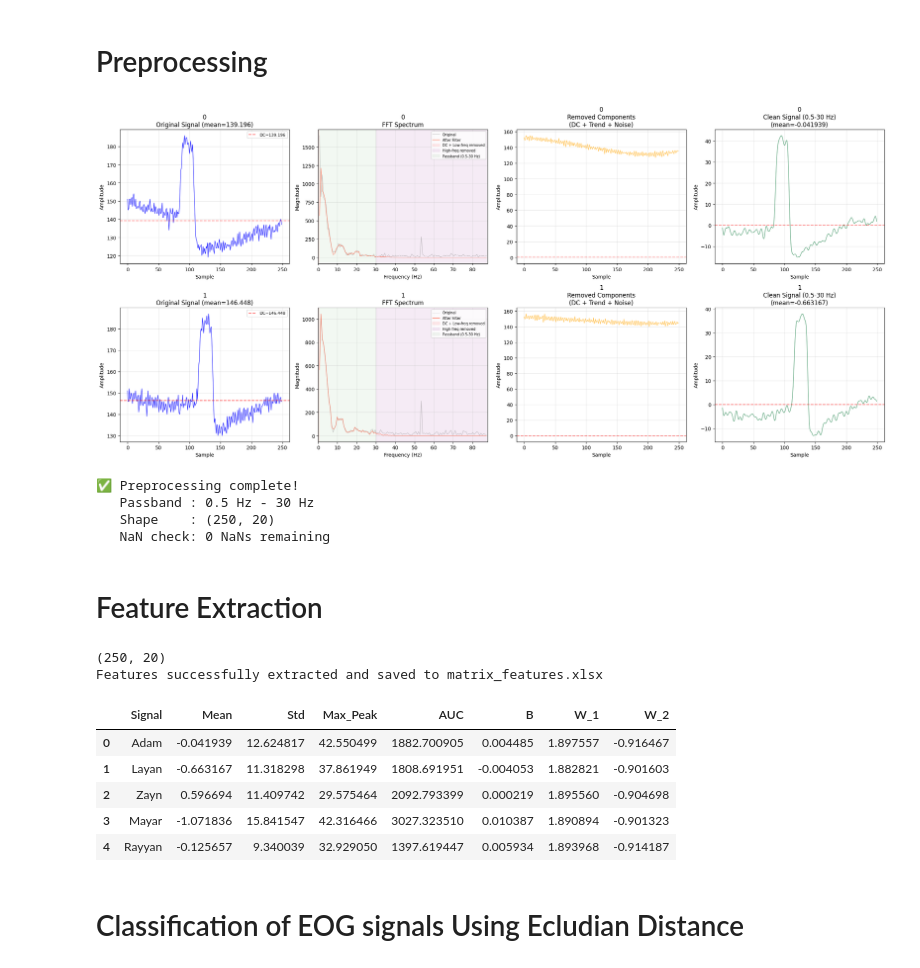
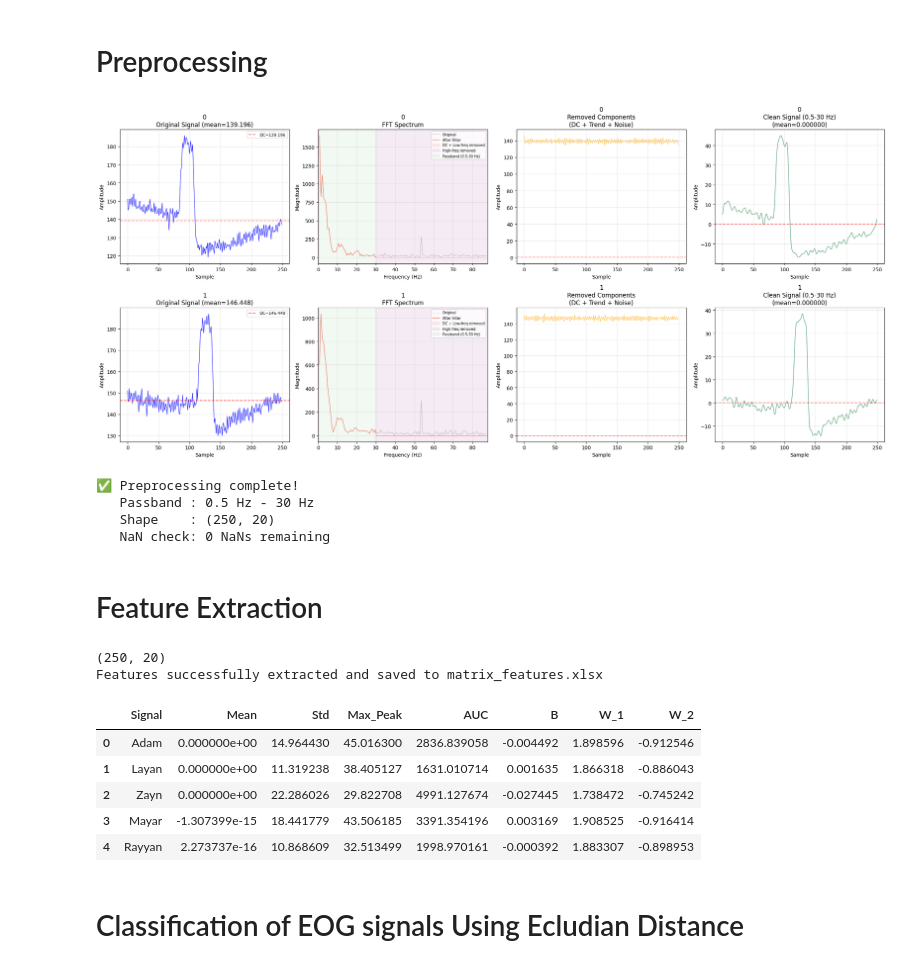
Before and after one commit to Kero-83/hci-tasks, a Jupyter notebook: Task 1_EOG Task/Task_1.ipynb, the cells around one changed output. Drawn from its saved outputs; the diff is of its cells as text; code cells hidden in the pictures.

```diff
--- a/Task 1_EOG Task/Task_1.ipynb
+++ b/Task 1_EOG Task/Task_1.ipynb
@@ -38,13 +38,13 @@ Test Signal Shape: (250, 1)
 # Visualization
 # %%
 
-# plt.figure(figsize=(15, 8))
-# for column in df_signals.columns[:2]:
-#     signal = df_signals[column]
-#     plt.plot(signal, label=column)
-#     plt.title('Horizontal Signals from Excel')
-#     plt.xlabel('Sample Index')
-#     plt.ylabel('Amplitude')
-#     plt.legend()
-#     plt.grid(True)
-#     plt.show()
+plt.figure(figsize=(15, 8))
+for column in df_signals.columns[:2]:
+    signal = df_signals[column]
+    plt.plot(signal, label=column)
+    plt.title('Horizontal Signals from Excel')
+    plt.xlabel('Sample Index')
+    plt.ylabel('Amplitude')
+    plt.legend()
+    plt.grid(True)
+    plt.show()
@@ -152,7 +155,7 @@ def preprocess_signal(signal_raw, sampling_rate):
     - preprocess_signal_mean
     """
 
-    return preprocess_signal_mean(signal_raw, sampling_rate)
+    return preprocess_signal_fft(signal_raw, sampling_rate)
 
 
 # ── Plotting ────────────────────────────────────────────────────────────────
@@ -201,34 +204,34 @@ for i, column in enumerate(df_signals.columns):
         axes[i, 2].plot(noise_removed, color='orange', linewidth=0.8, alpha=0.8)
         axes[i, 2].set_title(f'{column}\nRemoved Components\n(DC + Trend + Noise)')
         axes[i, 2].set_xlabel('Sample')
         axes[i, 2].set_ylabel('Amplitude')
         axes[i, 2].axhline(0, color='red', linestyle='--', alpha=0.5)
         axes[i, 2].grid(True, alpha=0.3)
 
         # ── Plot 4: Clean Signal ─────────────────────────────────────────────
         axes[i, 3].plot(signal_clean, color='seagreen', linewidth=0.8)
         axes[i, 3].set_title(f'{column}\nClean Signal (0.5-30 Hz)\n(mean={signal_clean.mean():.6f})')
         axes[i, 3].set_xlabel('Sample')
         axes[i, 3].set_ylabel('Amplitude')
         axes[i, 3].axhline(0, color='red', linestyle='--', alpha=0.5)
         axes[i, 3].grid(True, alpha=0.3)
 
 plt.tight_layout()
 plt.show()
 
 # ── Save cleaned signals to DataFrame ───────────────────────────────────────
 df_signals_clean = pd.DataFrame(
     {col: preprocess_signal(df_signals[col], sampling_rate)[4]
      for col in df_signals.columns},
     index=df_signals.index
 )
 
 print("✅ Preprocessing complete!")
 print(f"   Passband : 0.5 Hz - 30 Hz")
 print(f"   Shape    : {df_signals_clean.shape}")
 print(f"   NaN check: {df_signals_clean.isna().sum().sum()} NaNs remaining")
 # %% [output]
-[figure, old version]
+[figure, new version]
 ✅ Preprocessing complete!
    Passband : 0.5 Hz - 30 Hz
    Shape    : (250, 20)
@@ -303,11 +306,11 @@ df_features.head()
 (250, 20)
 Features successfully extracted and saved to matrix_features.xlsx
 |  | Signal | Mean | Std | Max_Peak | AUC | B | W_1 | W_2 |
-| 0 | Adam | -0.041939 | 12.624817 | 42.550499 | 1882.700905 | 0.004485 | 1.897557 | -0.916467 |
-| 1 | Layan | -0.663167 | 11.318298 | 37.861949 | 1808.691951 | -0.004053 | 1.882821 | -0.901603 |
-| 2 | Zayn | 0.596694 | 11.409742 | 29.575464 | 2092.793399 | 0.000219 | 1.895560 | -0.904698 |
-| 3 | Mayar | -1.071836 | 15.841547 | 42.316466 | 3027.323510 | 0.010387 | 1.890894 | -0.901323 |
-| 4 | Rayyan | -0.125657 | 9.340039 | 32.929050 | 1397.619447 | 0.005934 | 1.893968 | -0.914187 |
+| 0 | Adam | 0.000000e+00 | 14.964430 | 45.016300 | 2836.839058 | -0.004492 | 1.898596 | -0.912546 |
+| 1 | Layan | 0.000000e+00 | 11.319238 | 38.405127 | 1631.010714 | 0.001635 | 1.866318 | -0.886043 |
+| 2 | Zayn | 0.000000e+00 | 22.286026 | 29.822708 | 4991.127674 | -0.027445 | 1.738472 | -0.745242 |
+| 3 | Mayar | -1.307399e-15 | 18.441779 | 43.506185 | 3391.354196 | 0.003169 | 1.908525 | -0.916414 |
+| 4 | Rayyan | 2.273737e-16 | 10.868609 | 32.513499 | 1998.970161 | -0.000392 | 1.883307 | -0.898953 |
 # %% [markdown]
 # Classification of EOG signals Using Ecludian Distance
 # %%
```
Also changed, not shown: parts of 2 cells of this notebook, 5 other files.
